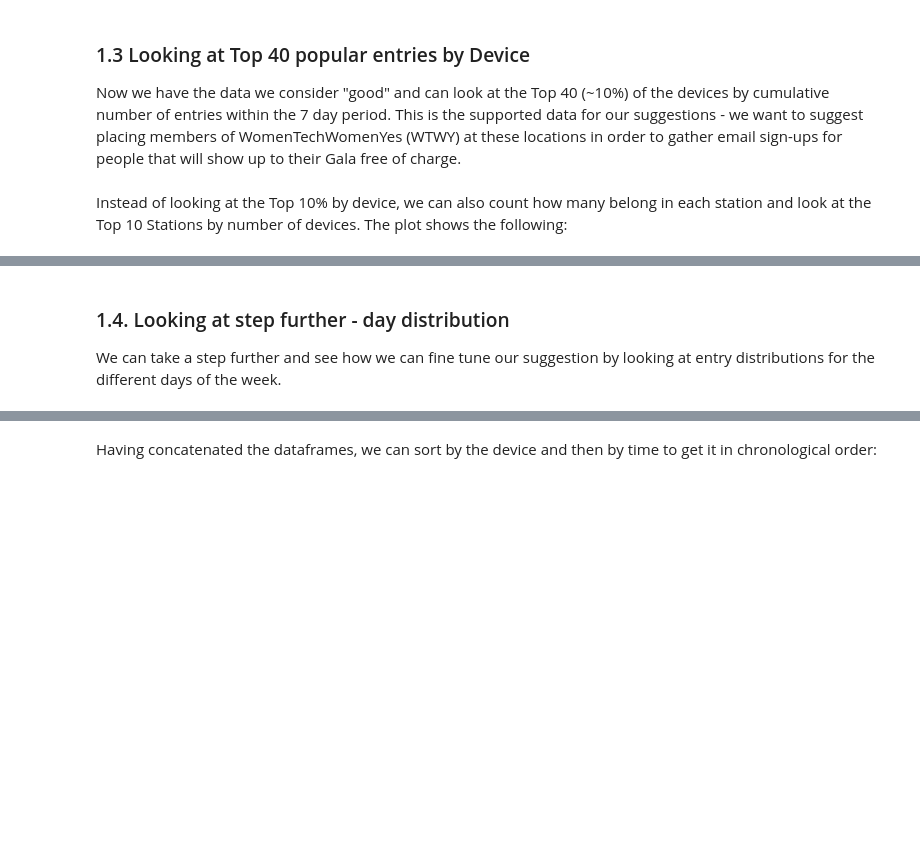
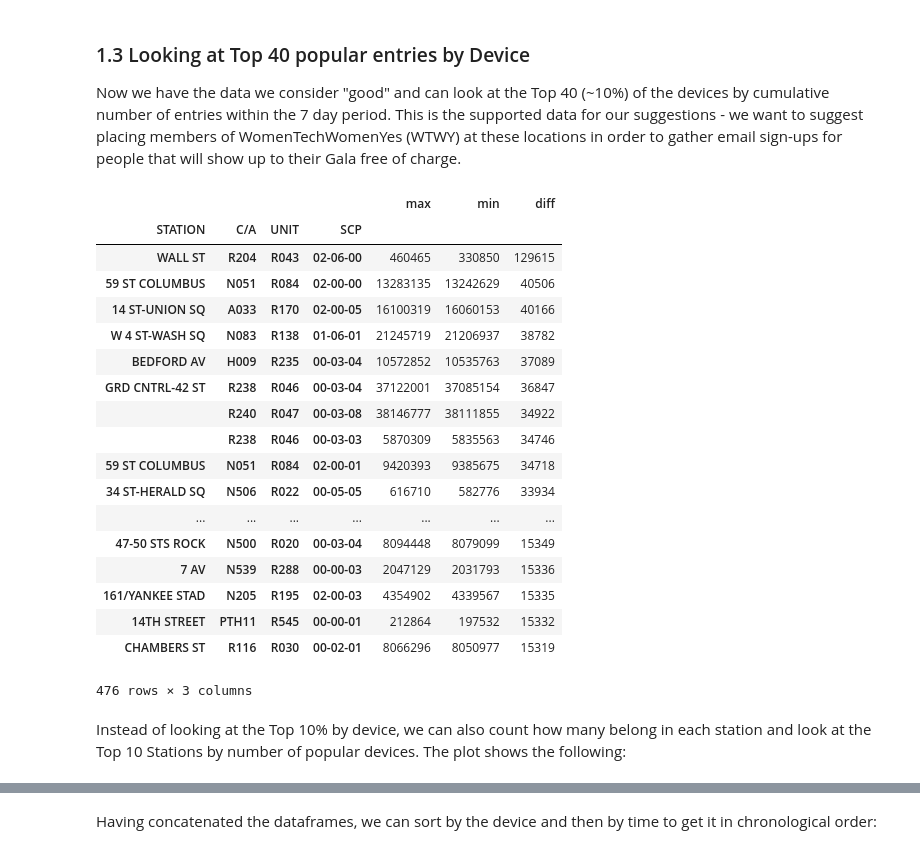
Before and after one commit to youngjeong46/MTA, a Jupyter notebook: Project 1 MTA.ipynb, the cells around one changed output, grey strips where cells are left out. Saved outputs shown, nothing was run; the diff lists cells and outputs as text; code cells hidden in the pictures; blank space fills up the shorter version.

```diff
--- a/Project 1 MTA.ipynb
+++ b/Project 1 MTA.ipynb
@@ -206,10 +206,31 @@ Remaining devices: 4764
 Now we have the data we consider "good" and can look at the Top 40 (~10%) of the devices by cumulative number of entries within the 7 day period. This is the supported data for our suggestions - we want to suggest placing members of WomenTechWomenYes (WTWY) at these locations in order to gather email sign-ups for people that will show up to their Gala free of charge.
 # %%
 top10 = data_good_entries.sort_values("diff",ascending=False).head(len(data_good_entries)//10)
+top10
+# %% [output]
+|  |  |  |  | max | min | diff |
+| STATION | C/A | UNIT | SCP |  |  |  |
+| WALL ST | R204 | R043 | 02-06-00 | 460465 | 330850 | 129615 |
+| 59 ST COLUMBUS | N051 | R084 | 02-00-00 | 13283135 | 13242629 | 40506 |
+| 14 ST-UNION SQ | A033 | R170 | 02-00-05 | 16100319 | 16060153 | 40166 |
+| W 4 ST-WASH SQ | N083 | R138 | 01-06-01 | 21245719 | 21206937 | 38782 |
+| BEDFORD AV | H009 | R235 | 00-03-04 | 10572852 | 10535763 | 37089 |
+| GRD CNTRL-42 ST | R238 | R046 | 00-03-04 | 37122001 | 37085154 | 36847 |
+|  | R240 | R047 | 00-03-08 | 38146777 | 38111855 | 34922 |
+|  | R238 | R046 | 00-03-03 | 5870309 | 5835563 | 34746 |
+| 59 ST COLUMBUS | N051 | R084 | 02-00-01 | 9420393 | 9385675 | 34718 |
+| 34 ST-HERALD SQ | N506 | R022 | 00-05-05 | 616710 | 582776 | 33934 |
+| ... | ... | ... | ... | ... | ... | ... |
+| 47-50 STS ROCK | N500 | R020 | 00-03-04 | 8094448 | 8079099 | 15349 |
+| 7 AV | N539 | R288 | 00-00-03 | 2047129 | 2031793 | 15336 |
+| 161/YANKEE STAD | N205 | R195 | 02-00-03 | 4354902 | 4339567 | 15335 |
+| 14TH STREET | PTH11 | R545 | 00-00-01 | 212864 | 197532 | 15332 |
+| CHAMBERS ST | R116 | R030 | 00-02-01 | 8066296 | 8050977 | 15319 |
+476 rows × 3 columns
 # %%
 top10 = top10.reset_index()
 # %% [markdown]
-Instead of looking at the Top 10% by device, we can also count how many belong in each station and look at the Top 10 Stations by number of devices. The plot shows the following:
+Instead of looking at the Top 10% by device, we can also count how many belong in each station and look at the Top 10 Stations by number of popular devices. The plot shows the following:
 # %%
 plt.figure(figsize=(20, 10))
 ax=sns.countplot(x="STATION", data=top10, order=top10.STATION.value_counts().iloc[:10].index);
@@ -218,6 +239,2 @@ fig.savefig('Top 10 Stations, 1 Week.svg', format='svg', dpi=1200)
 # %% [output]
 [drawing not drawn]
-# %% [markdown]
-### 1.4. Looking at step further - day distribution
-
-We can take a step further and see how we can fine tune our suggestion by looking at entry distributions for the different days of the week.
```
Also changed, not shown: parts of 42 cells of this notebook, 2 other files.
